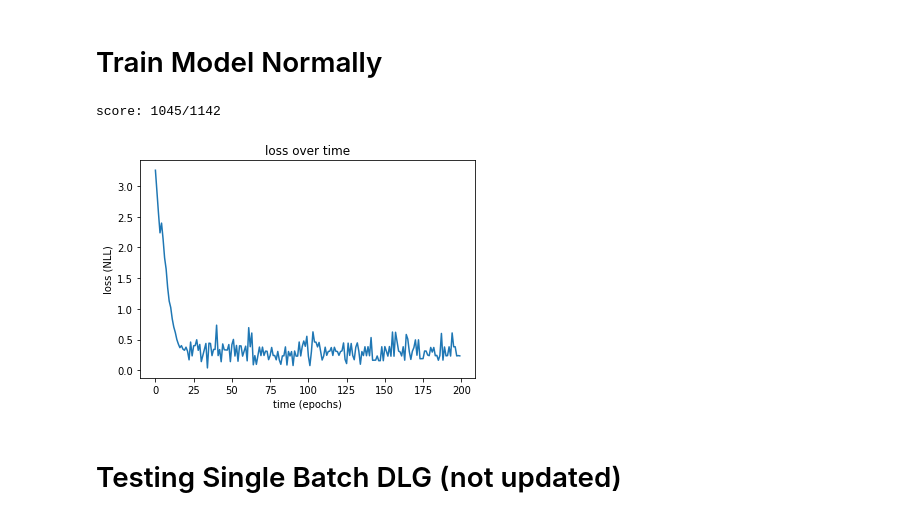
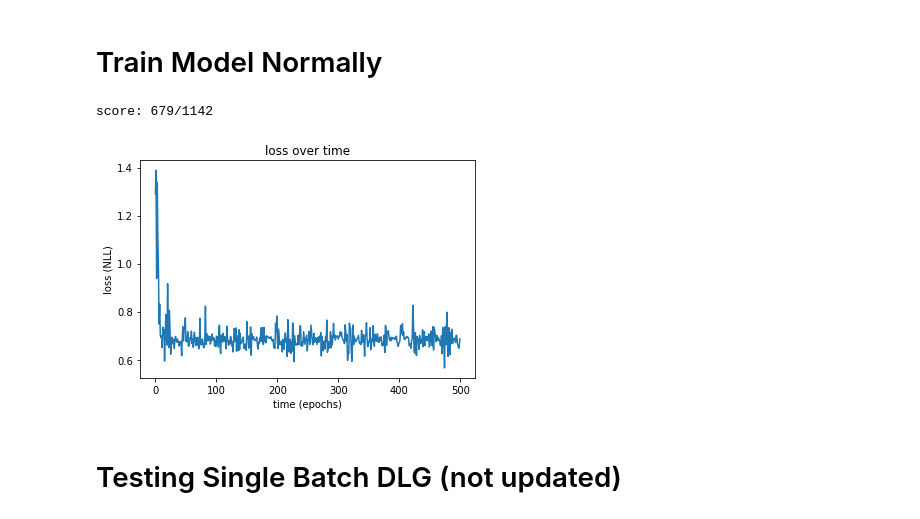
Before and after one commit to mgozon/DLG-UROP, a Jupyter notebook: Batch_DLG_Evolution_BRAZPD_Dataset.ipynb, the cells around one changed output. Cells and saved outputs as stored; diff of their text form; code cells hidden in the pictures.

```diff
--- a/Batch_DLG_Evolution_BRAZPD_Dataset.ipynb
+++ b/Batch_DLG_Evolution_BRAZPD_Dataset.ipynb
@@ -89,17 +180,24 @@ print(Y_baseline)
  [0]]
 # %%
 # rescale BRAZPD dataset
-dst_length = X_baseline.shape[0]
-scaler = StandardScaler()
-scaled_data = scaler.fit_transform(X_baseline)
-print(scaled_data)
+def rescale_data(X_baseline, Y_baseline):
+    dst_length = X_baseline.shape[0]
+    scaler = StandardScaler()
+    scaled_data = scaler.fit_transform(X_baseline)
+    print(scaled_data)
 
-train_indices, test_indices = random_split(range(dst_length), [int(dst_length*4/5), dst_length - int(dst_length*4/5)])
-train_indices = train_indices.indices
-test_indices = test_indices.indices
-train_data = scaled_data[train_indices]; train_target = Y_baseline[train_indices]
-test_data = scaled_data[test_indices]; test_target = Y_baseline[test_indices]
+    torch.manual_seed(100)  # fix a given set of patients
+    train_indices, test_indices = random_split(range(dst_length), [int(dst_length*4/5), dst_length - int(dst_length*4/5)])
+    train_indices = train_indices.indices
+    test_indices = test_indices.indices
+    train_data = scaled_data[train_indices]; train_target = Y_baseline[train_indices]
+    test_data = scaled_data[test_indices]; test_target = Y_baseline[test_indices]
 
-input_dim = len(baseline_set)
-output_dim = 2
+    input_dim = X_baseline.shape[1]
+    output_dim = 2
+    print('dimensions: ', input_dim, output_dim)
+
+    return train_data, train_target, test_data, test_target, input_dim, output_dim, scaler
+
+train_data, train_target, test_data, test_target, input_dim, output_dim, scaler = rescale_data(X_baseline, Y_baseline)
 # %% [output]
@@ -125,7 +218,7 @@ def cross_entropy_for_onehot(pred, onehot_target):
 # %%
 # a fully connected neural network with random weights and biases
 class FcNet(nn.Module):
-    def __init__(self):
+    def __init__(self, input_dim, output_dim):
         super(FcNet, self).__init__()
         act = nn.Sigmoid
         self.body = nn.Sequential(
@@ -150,6 +243,16 @@ def weights_init(m):
         nn.init.normal_(m.bias.data)
 
 # instantiation
-net = FcNet().to(device)
+net = FcNet(input_dim, output_dim).to(device)
 net.apply(weights_init)
 criterion = cross_entropy_for_onehot
+# %%
+# setup new FCnet on a subset of the baseline numerical features
+def setup_net(inp_cnt = 9):
+    X_baseline, Y_baseline = load_numerical(inp_cnt)
+    train_data, train_target, test_data, test_target, input_dim, output_dim, scaler = rescale_data(X_baseline, Y_baseline)
+    net = FcNet(input_dim, output_dim).to(device)
+    net.apply(weights_init)
+    return net, train_data, train_target, test_data, test_target, input_dim, output_dim, scaler
+
+net, train_data, train_target, test_data, test_target, input_dim, output_dim, scaler = setup_net(3)
@@ -158,19 +279,19 @@ criterion = cross_entropy_for_onehot
 # %%
 # note that parameters batch_size and epochs are tuned to yield a more accurate model
 net.apply(weights_init)
 batch_size = 32 # this affects the smoothness of the loss graph
-epochs = 200
+epochs = 500
 losses = train_net_Adam(net, criterion, device, train_data, train_target, output_dim, batch_size, epochs)
 test_net(net, test_data, test_target)
 
 plt.plot(list(range(epochs)), losses)
 plt.title('loss over time')
 plt.xlabel('time (epochs)')
 plt.ylabel('loss (NLL)')
 plt.show()
 # %% [output]
-score: 1045/1142
+score: 679/1142
-[figure, old version]
+[figure, new version]
 # %% [markdown]
 # Testing Single Batch DLG (not updated)
 # %%
```
Also changed, not shown: parts of 15 cells of this notebook.
